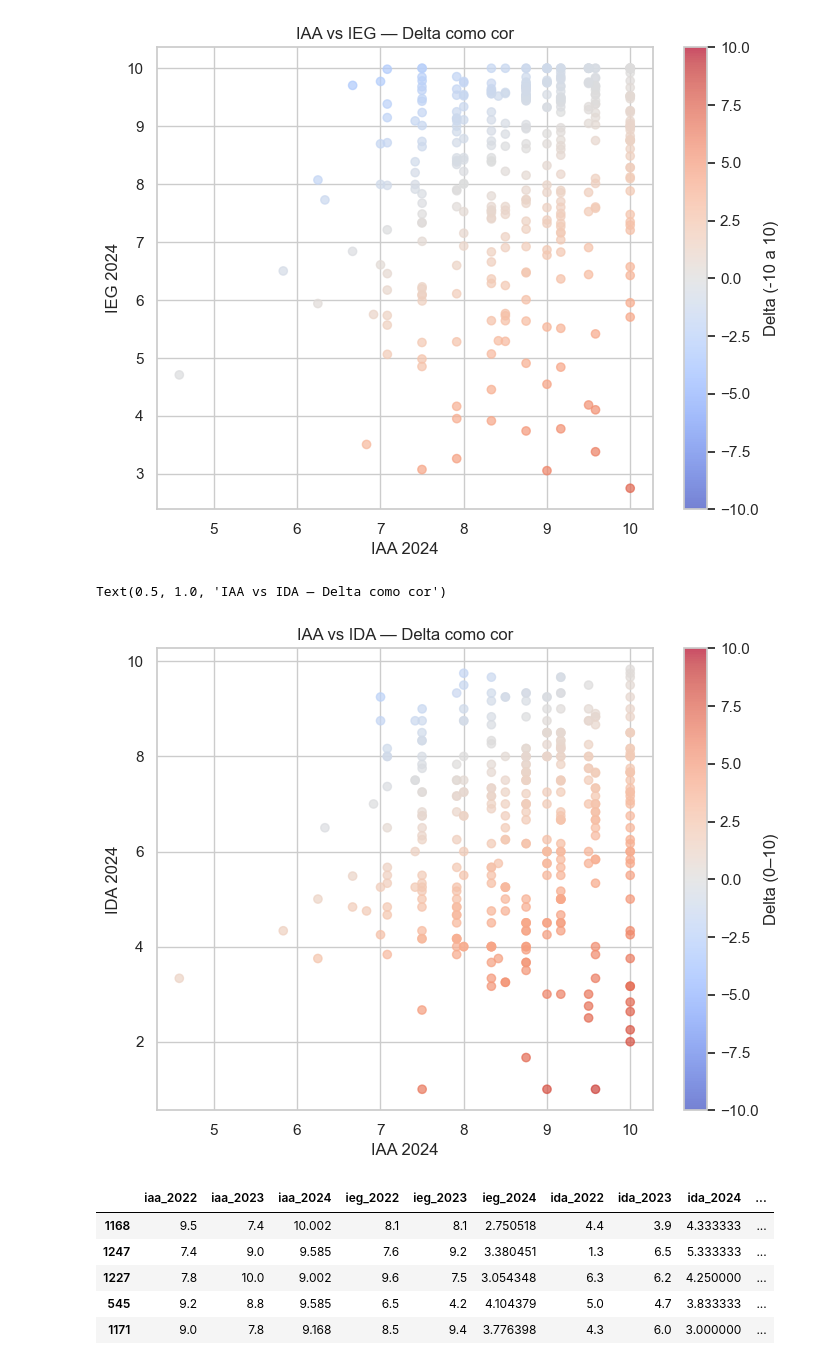
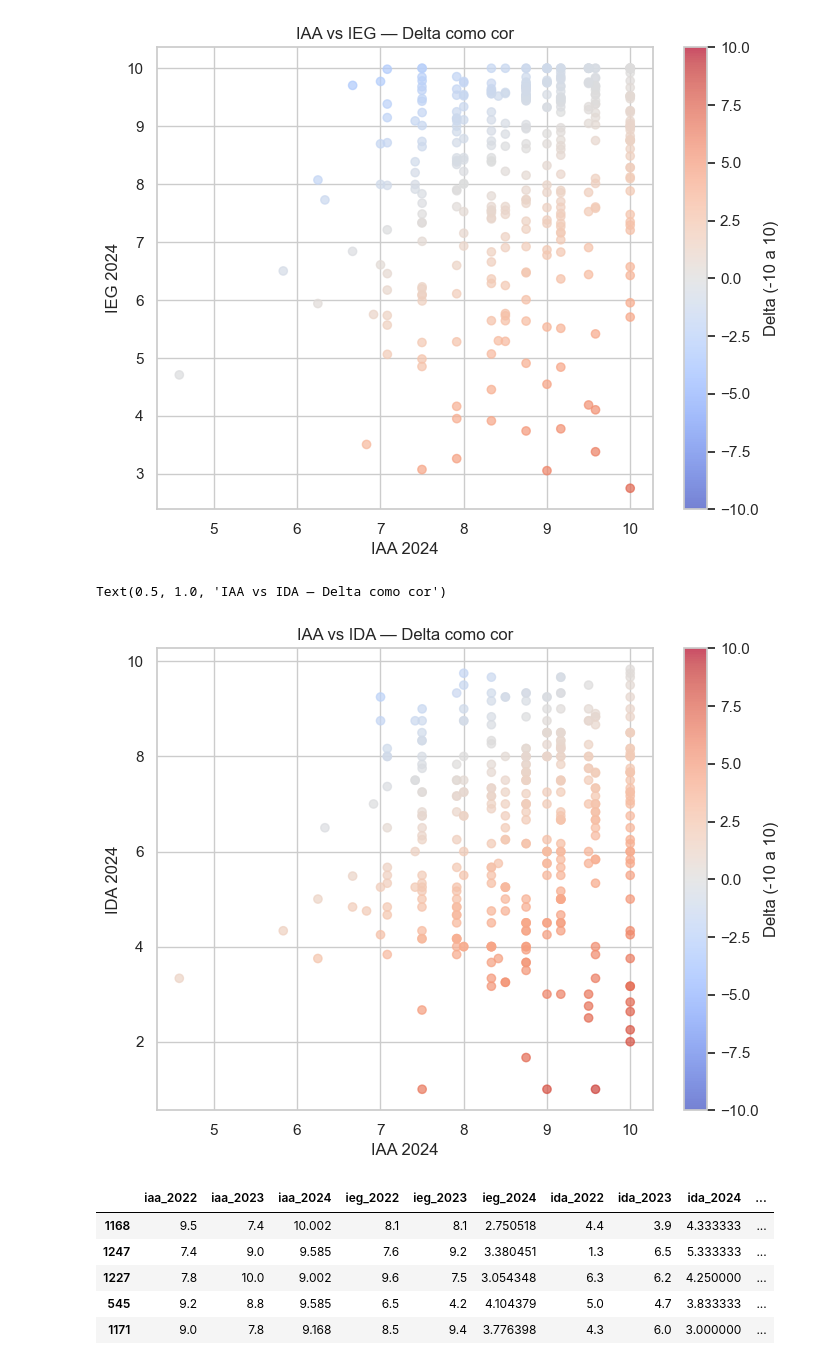
Before and after one commit to JacksonvBarbosa/datathon_fiap_postech, a Jupyter notebook: notebooks/eda_v1.ipynb, the cells around one changed output. Drawn from its saved outputs; the diff is of its cells as text; code cells hidden in the pictures.

```diff
--- a/notebooks/eda_v1.ipynb
+++ b/notebooks/eda_v1.ipynb
@@ -461,3 +472,7 @@ df_iaa_todos_anos_cols_indicadores['delta_iaa_ida_2023'] = df_iaa_todos_anos_col
 
 df_iaa_todos_anos_cols_indicadores['delta_iaa_ieg_2024'] = df_iaa_todos_anos_cols_indicadores['iaa_2024'] - df_iaa_todos_anos_cols_indicadores['ieg_2024']
 df_iaa_todos_anos_cols_indicadores['delta_iaa_ida_2024'] = df_iaa_todos_anos_cols_indicadores['iaa_2024'] - df_iaa_todos_anos_cols_indicadores['ida_2024']
+# %%
+df_iaa_todos_anos_cols_indicadores['faixa_ida_2022'] = pd.cut(df_iaa_todos_anos_cols_indicadores['ida_2022'], bins=[-np.inf, 0.5, 0.75, np.inf], labels=['baixa', 'media', 'alta'])
+df_iaa_todos_anos_cols_indicadores['faixa_ida_2023'] = pd.cut(df_iaa_todos_anos_cols_indicadores['ida_2023'], bins=[-np.inf, 0.5, 0.75, np.inf], labels=['baixa', 'media', 'alta'])
+df_iaa_todos_anos_cols_indicadores['faixa_ida_2024'] = pd.cut(df_iaa_todos_anos_cols_indicadores['ida_2024'], bins=[-np.inf, 0.5, 0.75, np.inf], labels=['baixa', 'media', 'alta'])
@@ -595,26 +638,26 @@ plt.show()
 # %%
 df_plot = df_iaa_todos_anos_cols_indicadores.query("iaa_2024 > 0 and ida_2024 > 0")[['iaa_2024', 'ida_2024', 'delta_iaa_ida_2024']]
 
 
 plt.figure(figsize=(8,6))
 
 scatter = plt.scatter(
     df_plot['iaa_2024'],
     df_plot['ida_2024'],
     c=df_plot['delta_iaa_ida_2024'],
     cmap='coolwarm',   # azul → vermelho
     vmin=-10,            # azul fixo
     vmax=10,           # vermelho fixo
     alpha=0.7
 )
 
-plt.colorbar(scatter, label='Delta (0–10)')
+plt.colorbar(scatter, label='Delta (-10 a 10)')
 plt.xlabel('IAA 2024')
 plt.ylabel('IDA 2024')
 plt.title('IAA vs IDA — Delta como cor')
 # %% [output]
 Text(0.5, 1.0, 'IAA vs IDA — Delta como cor')
-[figure, old version]
+[figure, new version]
 # %%
 df_iaa_todos_anos_cols_indicadores.sort_values(by='delta_iaa_ieg_2024', ascending=False).query("iaa_2024 > 0 and ieg_2024 > 0").head()
 # %% [output]
```
Also changed, not shown: parts of 8 cells of this notebook.
